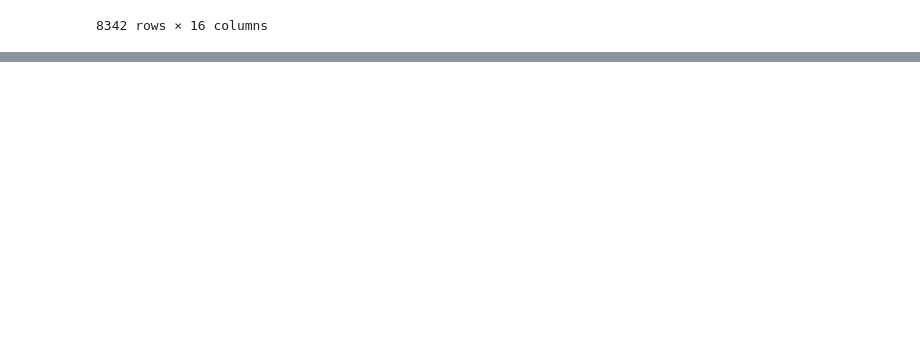
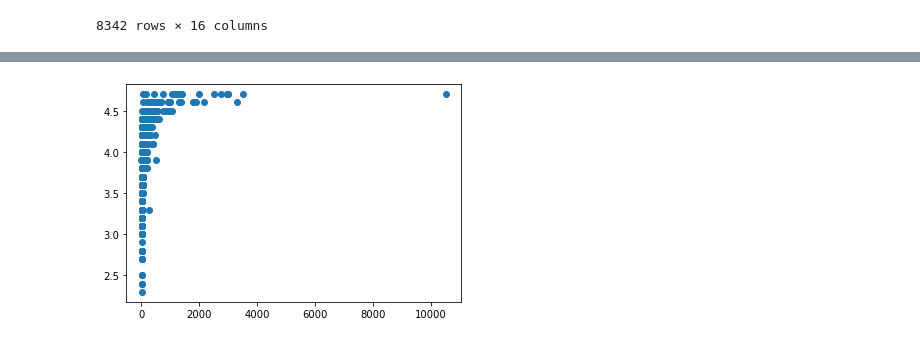
Before and after one commit to vcampos4545/ORIE-4740-Final-Project, a Jupyter notebook: Python Data Analysis.ipynb, the cells around one changed output, grey strips where cells are left out. Saved outputs shown, nothing was run; the diff lists cells and outputs as text; code cells hidden in the pictures; blank space fills up the shorter version.

```diff
--- a/DataScraper.ipynb
+++ b/Python Data Analysis.ipynb
@@ -143,0 +174,6 @@ df.to_csv("WineData.csv")
+# %%
+#Rating vs Price
+plt.scatter(df['Price'],df["Rating"])
+plt.show()
+# %% [output]
+[figure, added]
```
Also changed, not shown: parts of 16 cells of this notebook, 1 other file.
